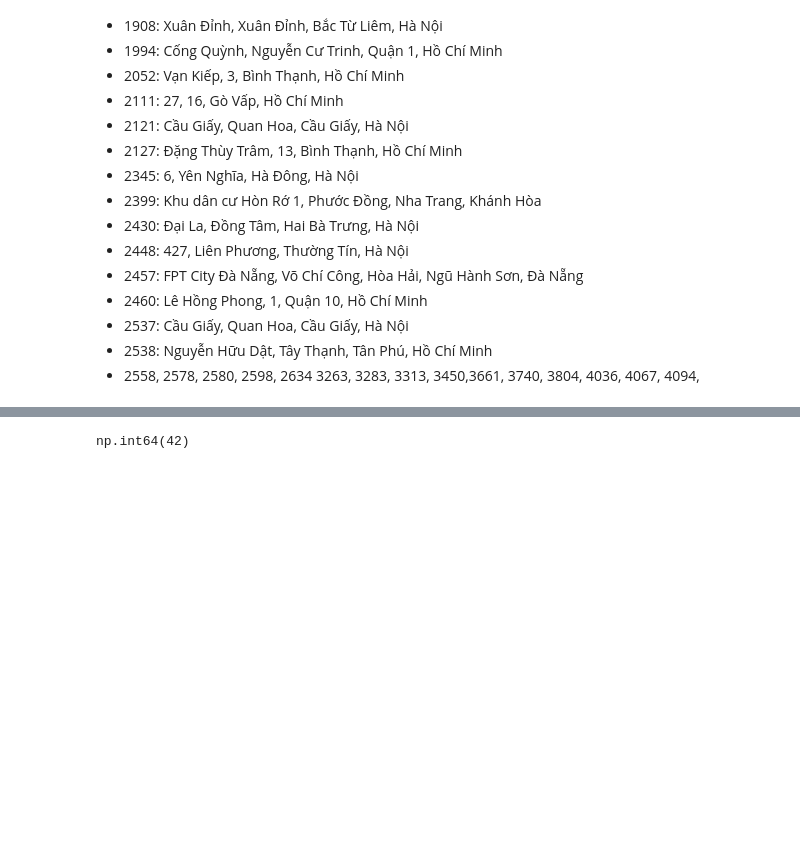
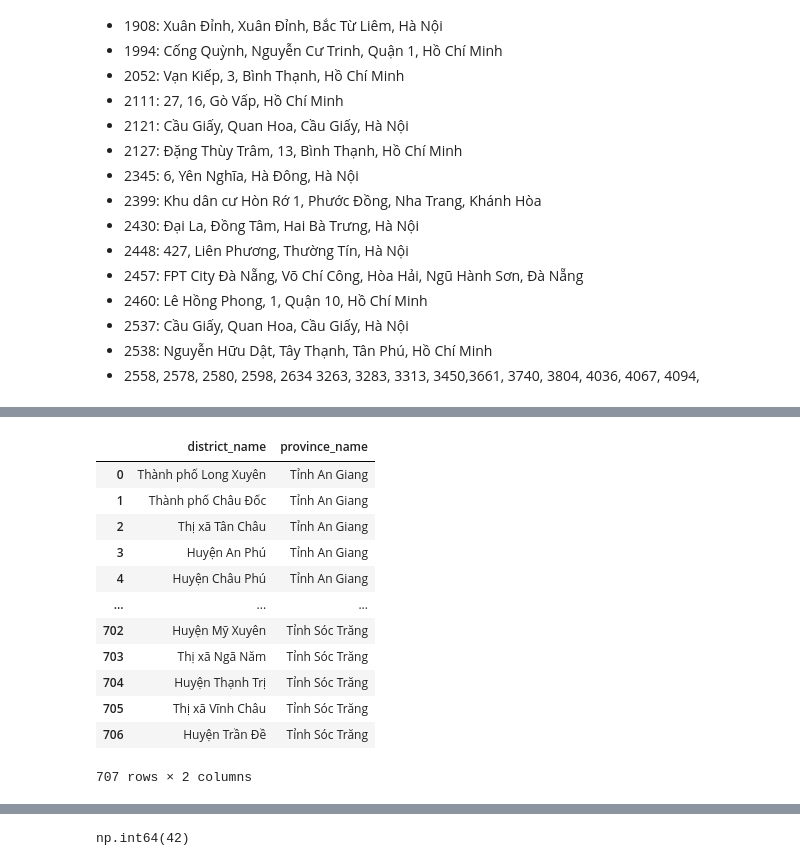
Before and after one commit to PhamMaiLinh-2403/estates-scraping-bds, a Jupyter notebook: test.ipynb, the cells around one changed output, grey strips where cells are left out. Drawn from its saved outputs; the diff is of its cells as text; code cells hidden in the pictures; blank space fills up the shorter version.

Commit message:
try fixing district

```diff
--- a/test.ipynb
+++ b/test.ipynb
@@ -163,0 +164,7 @@ nan_ward
+# %%
+import chardet
+
+with open('Dữ liệu địa giới hành chính/streets_20250225_2.sql', 'rb') as f:
+    raw_data = f.read()
+    result = chardet.detect(raw_data)
+    print(result)
@@ -239,0 +349,16 @@ province, district, ward, street = load_data("Dữ liệu địa giới hành ch
+# %%
+district
+# %% [output]
+|  | district_name | province_name |
+| 0 | Thành phố Long Xuyên | Tỉnh An Giang |
+| 1 | Thành phố Châu Đốc | Tỉnh An Giang |
+| 2 | Thị xã Tân Châu | Tỉnh An Giang |
+| 3 | Huyện An Phú | Tỉnh An Giang |
+| 4 | Huyện Châu Phú | Tỉnh An Giang |
+| ... | ... | ... |
+| 702 | Huyện Mỹ Xuyên | Tỉnh Sóc Trăng |
+| 703 | Thị xã Ngã Năm | Tỉnh Sóc Trăng |
+| 704 | Huyện Thạnh Trị | Tỉnh Sóc Trăng |
+| 705 | Thị xã Vĩnh Châu | Tỉnh Sóc Trăng |
+| 706 | Huyện Trần Đề | Tỉnh Sóc Trăng |
+707 rows × 2 columns
```
Also changed, not shown: parts of 20 cells of this notebook, 4 other files.
